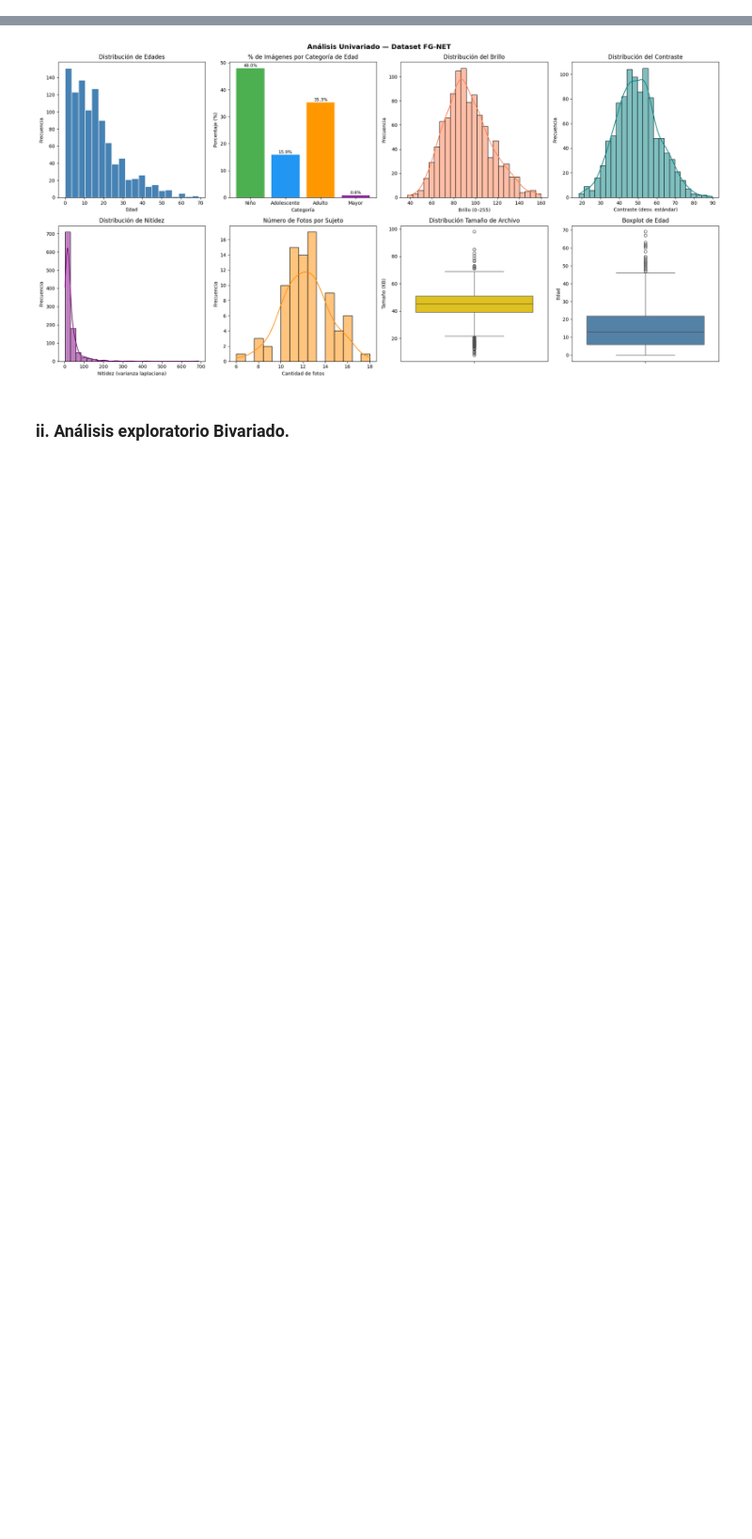
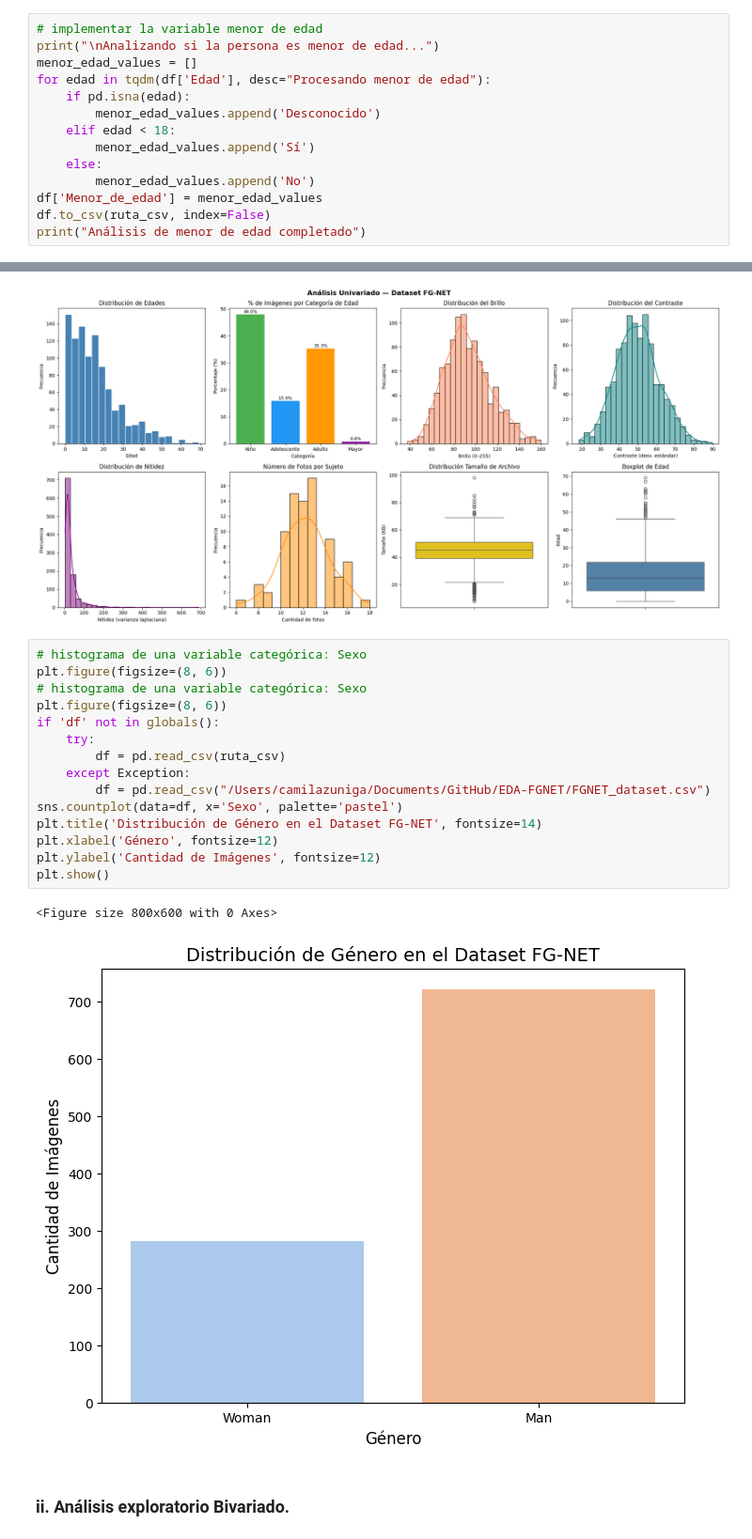
Before and after one commit to ZTARSNOVA/EDA-FGNET, a Jupyter notebook: FGNET_Avance2.ipynb, the cells around one changed output, grey strips where cells are left out. Shown at 94% size. Drawn from its saved outputs; the diff is of its cells as text; blank space fills up the shorter version.

```diff
--- a/FGNET_Avance2.ipynb
+++ b/FGNET_Avance2.ipynb
@@ -276,3 +276,17 @@ print("Análisis de nitidez completado")
 # %% [output]
 Analizando nitidez en cada imagen...
 Análisis de nitidez completado
+# %%
+# implementar la variable menor de edad
+print("\nAnalizando si la persona es menor de edad...")
+menor_edad_values = []
+for edad in tqdm(df['Edad'], desc="Procesando menor de edad"):
+    if pd.isna(edad):
+        menor_edad_values.append('Desconocido')
+    elif edad < 18:
+        menor_edad_values.append('Sí')
+    else:
+        menor_edad_values.append('No')
+df['Menor_de_edad'] = menor_edad_values
+df.to_csv(ruta_csv, index=False)
+print("Análisis de menor de edad completado")
@@ -406,5 +423,23 @@ plt.tight_layout()
 plt.show()
 # %% [output]
 [figure]
+# %%
+# histograma de una variable categórica: Sexo
+plt.figure(figsize=(8, 6))
+# histograma de una variable categórica: Sexo
+plt.figure(figsize=(8, 6))
+if 'df' not in globals():
+    try:
+        df = pd.read_csv(ruta_csv)
+    except Exception:
+        df = pd.read_csv("/Users/camilazuniga/Documents/GitHub/EDA-FGNET/FGNET_dataset.csv")
+sns.countplot(data=df, x='Sexo', palette='pastel')
+plt.title('Distribución de Género en el Dataset FG-NET', fontsize=14)
+plt.xlabel('Género', fontsize=12)
+plt.ylabel('Cantidad de Imágenes', fontsize=12)
+plt.show()
+# %% [output]
+<Figure size 800x600 with 0 Axes>
+[figure, added]
 # %% [markdown]
 ### ii. Análisis exploratorio Bivariado.
```
Also changed, not shown: parts of 6 cells of this notebook.
